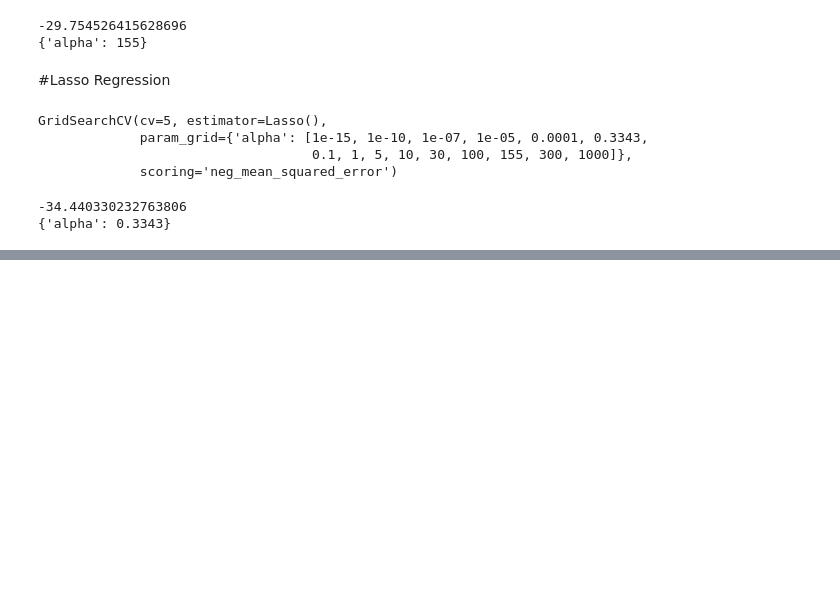
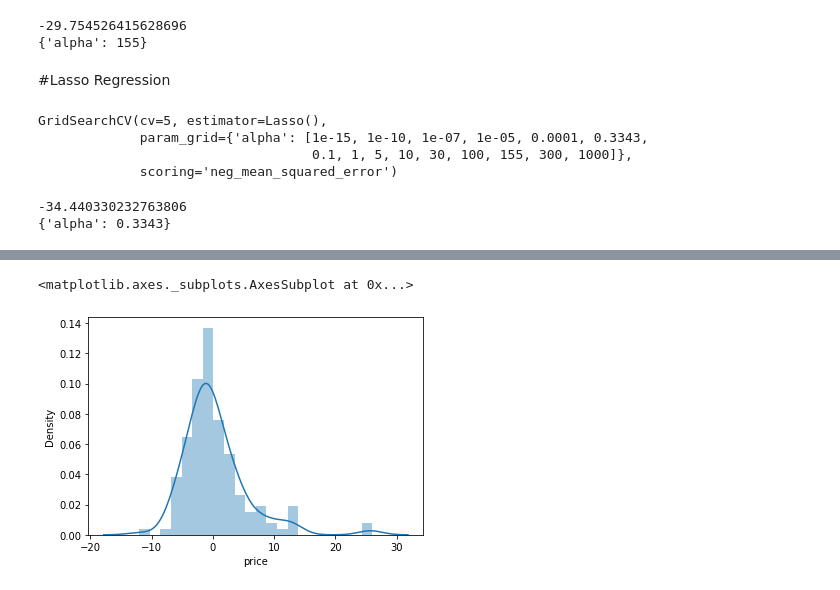
Before and after one commit to Ryder-07/30-Days-of-ML, a Jupyter notebook: Ridge_Lasso_Regression.ipynb, the cells around one changed output, grey strips where cells are left out. Saved outputs shown, nothing was run; the diff lists cells and outputs as text; code cells hidden in the pictures; blank space fills up the shorter version.

```diff
--- a/Ridge_Lasso_Regression.ipynb
+++ b/Ridge_Lasso_Regression.ipynb
@@ -291,0 +301,5 @@ print(lasso_reg.best_params_)
+# %%
+sns.distplot(y_test-pred_lasso)
+# %% [output]
+<matplotlib.axes._subplots.AxesSubplot at 0x...>
+[figure, added]
```
Also changed, not shown: parts of 6 cells of this notebook.
